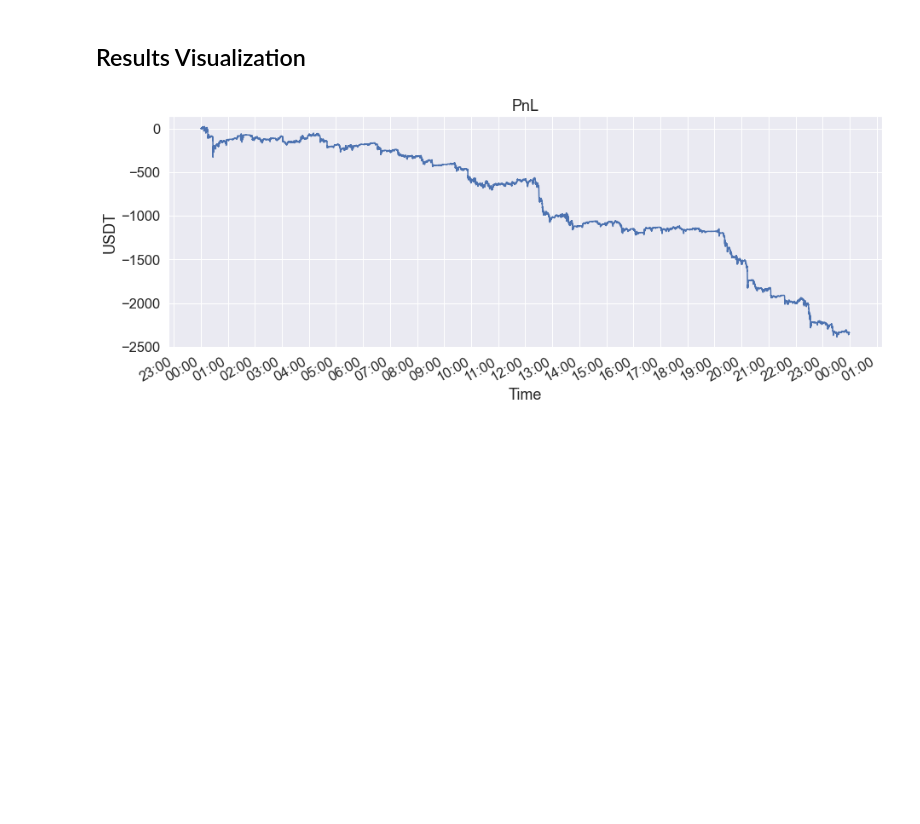
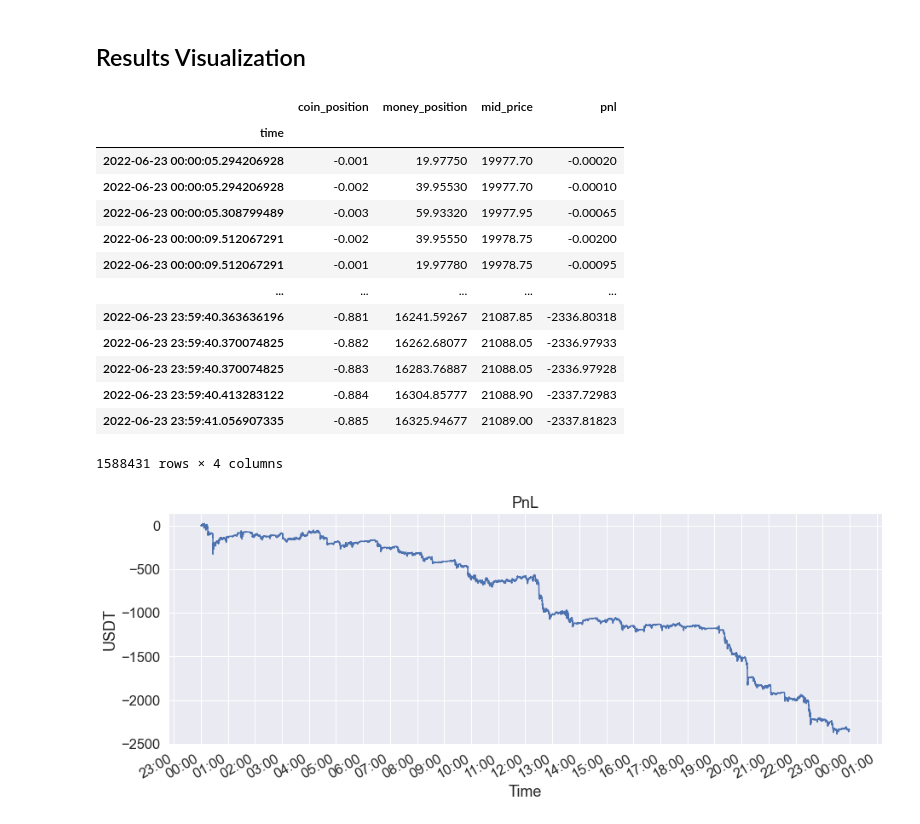
Before and after one commit to ESkripichnikov/market-making, a Jupyter notebook: experiments.ipynb, the cells around one changed output. Saved outputs shown, nothing was run; the diff lists cells and outputs as text; code cells hidden in the pictures; blank space fills up the shorter version.

```diff
--- a/experiments.ipynb
+++ b/experiments.ipynb
@@ -65,6 +65,23 @@ Wall time: 18min 56s
 # df.to_csv('data/pnl_df.csv')
 df = pd.read_csv('data/pnl_df.csv', index_col='time')
 df.index = pd.to_datetime(df.index)
+# %%
+df
+# %% [output]
+|  | coin_position | money_position | mid_price | pnl |
+| time |  |  |  |  |
+| 2022-06-23 00:00:05.294206928 | -0.001 | 19.97750 | 19977.70 | -0.00020 |
+| 2022-06-23 00:00:05.294206928 | -0.002 | 39.95530 | 19977.70 | -0.00010 |
+| 2022-06-23 00:00:05.308799489 | -0.003 | 59.93320 | 19977.95 | -0.00065 |
+| 2022-06-23 00:00:09.512067291 | -0.002 | 39.95550 | 19978.75 | -0.00200 |
+| 2022-06-23 00:00:09.512067291 | -0.001 | 19.97780 | 19978.75 | -0.00095 |
+| ... | ... | ... | ... | ... |
+| 2022-06-23 23:59:40.363636196 | -0.881 | 16241.59267 | 21087.85 | -2336.80318 |
+| 2022-06-23 23:59:40.370074825 | -0.882 | 16262.68077 | 21088.05 | -2336.97933 |
+| 2022-06-23 23:59:40.370074825 | -0.883 | 16283.76887 | 21088.05 | -2336.97928 |
+| 2022-06-23 23:59:40.413283122 | -0.884 | 16304.85777 | 21088.90 | -2337.72983 |
+| 2022-06-23 23:59:41.056907335 | -0.885 | 16325.94677 | 21089.00 | -2337.81823 |
+1588431 rows × 4 columns
 # %%
 visualize_pnl(df, freq=100)
 # %% [output]
```
